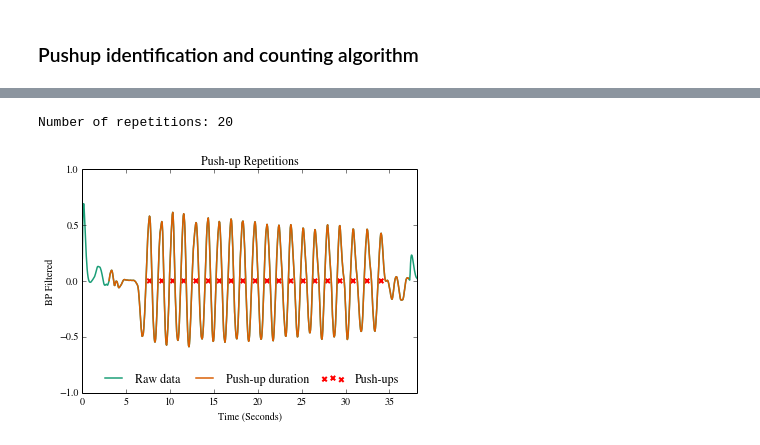
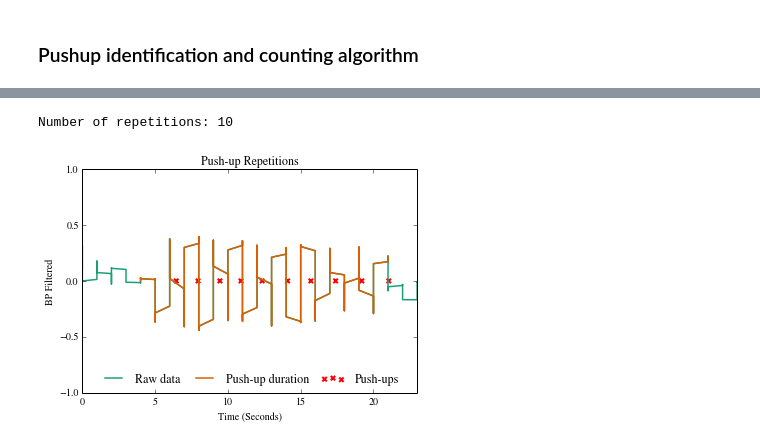
Before and after one commit to kellygwiseman/workout_buddy, a Jupyter notebook: notebooks/push_up.ipynb, the cells around one changed output, grey strips where cells are left out. Drawn from its saved outputs; the diff is of its cells as text; code cells hidden in the pictures.

```diff
--- a/notebooks/push_up.ipynb
+++ b/notebooks/push_up.ipynb
@@ -175,11 +168,11 @@ data_processed.head(45)
 #sample = 'Beau_inward'
 
 ## Read in one sample to process and plot ##
-df = pd.read_csv('../data/sensor/2015-03-03_19-56-55.csv')
-sample = 'Josh_Rnormal'
+df = pd.read_csv('../data/sensor/2015-03-03_19-42-47.csv')
+sample = 'Katie'
 
 freq = 20.0
-female = 0
+female = 1
 numeric_features = ['motionUserAccelerationX', 'motionUserAccelerationY', 'motionUserAccelerationZ',
                     'motionRotationRateX', 'motionRotationRateY', 'motionRotationRateZ',
                     'accelerometerAccelerationX','accelerometerAccelerationY','accelerometerAccelerationZ',
@@ -228,27 +211,31 @@ gr.plot_corr(df_filt, correls, freq, sample)
 # %%
 # Filter based on feature amplitudes
 cond1 = np.abs(correls.ix[:, 'accelerometerAccelerationX', 'accelerometerAccelerationY']) > 0.6
 cond2 = (np.abs(correls.ix[:, 'motionQuaternionY', 'motionQuaternionW'])+
          np.abs(correls.ix[:, 'motionQuaternionX', 'motionQuaternionY'])+
          np.abs(correls.ix[:, 'motionQuaternionY', 'motionQuaternionZ'])+
          np.abs(correls.ix[:, 'gyroRotationX', 'gyroRotationZ'])) > 2.5
 # Trim the beginning 2.5 seconds and last 1 seconds of record
-cond3 = df_filt.index > int(freq*3)
+cond3 = df_filt.index > int(freq*2.5)
 cond4 = df_filt.index < (df_filt.shape[0] - int(freq))
 
 # Pushup repetition window
-#pushup_window = df_filt[cond1 & cond2 & cond3 & cond4].index
-pushup_window = df_filt[cond3 & cond4].index
+pushup_window = df_filt[cond1 & cond2 & cond3 & cond4].index
 
 ## Count the number of repetitions ##
 # Peak parameters
 mph=(0.2 - 0.025*female) # minimum peak height
 mpd=0.5*freq + 0.25*freq*female # minimum peak separation distance
 feature = 'motionPitch'
 peakind, count = count_peaks(df_filt, pushup_window, feature, mph, mpd, freq)
+
+# calculate tight pushup window
+avg_dur = average_duration(peakind, count)
+window_ind, window_sec = calculate_rep_window(peakind, pushup_window, avg_dur, freq)
+
 # Plot
-gr.plot_pushups(df_filt, pushup_window, peakind, feature, freq, sample)
+gr.plot_pushups(df_filt, pushup_window, window_ind, peakind, feature, freq, sample)
 print 'Number of repetitions:',count
 # %% [output]
-Number of repetitions: 20
+Number of repetitions: 10
-[figure, old version]
+[figure, new version]
```
Also changed, not shown: parts of 8 cells of this notebook, 4 other files.
